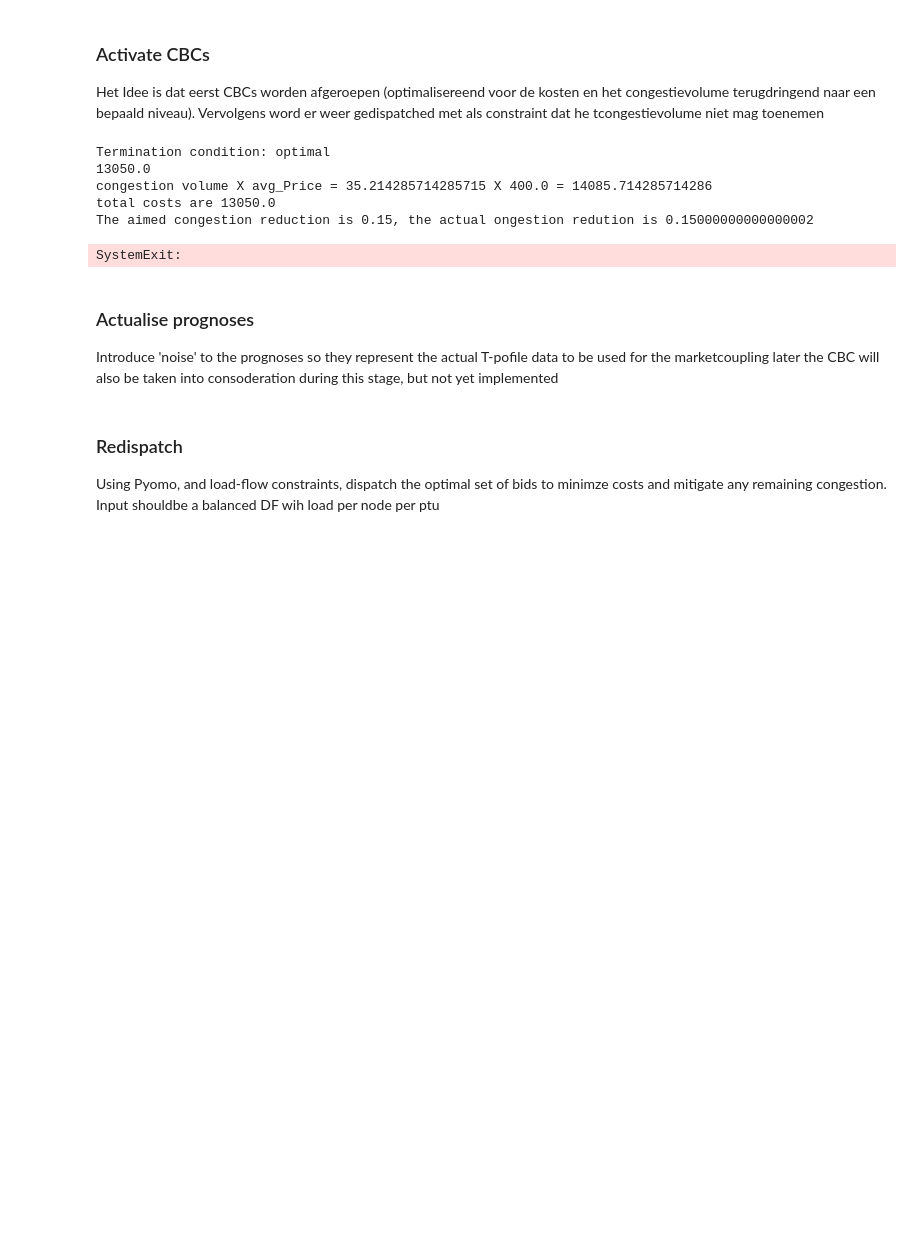
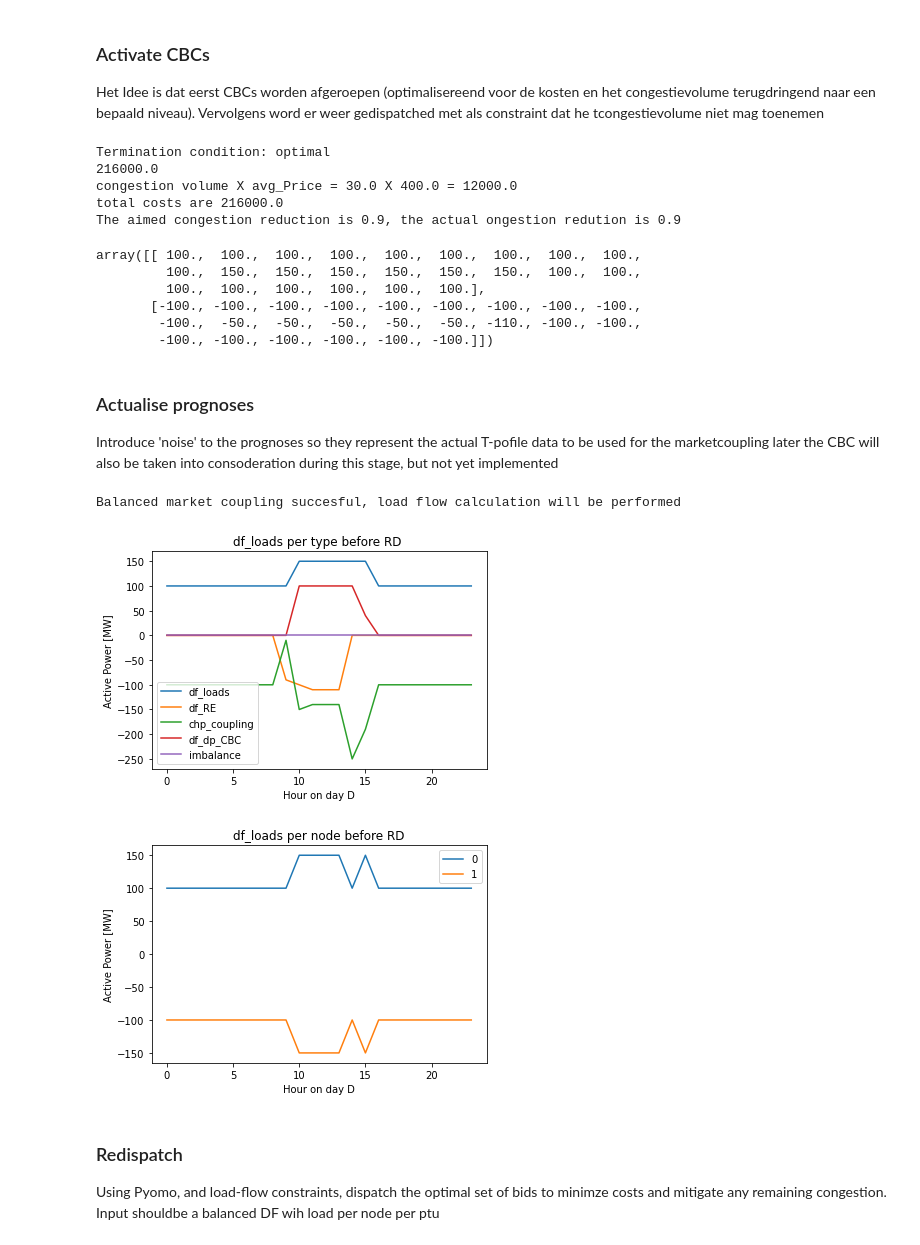
Before and after one commit to JoepVanSchelven/CBC_RD_thesis, a Jupyter notebook: main_notebook.ipynb, the cells around one changed output. Saved outputs shown, nothing was run; the diff lists cells and outputs as text; code cells hidden in the pictures; blank space fills up the shorter version.

```diff
--- a/main_notebook.ipynb
+++ b/main_notebook.ipynb
@@ -270,7 +270,6 @@ model = optimal_CBC(load_per_node_D2, df_CBC_orderbook,sum(df_congestion.sum()),
 
 # Get results from the model
 p_CBC = {(b, t): pyo.value(model.dp[b, t]) for b in model.bus_set for t in model.time_set}
-#f_results = {(l, t): pyo.value(model.f[l, t]) for l in model.line_set for t in model.time_set}
 congestion_hypotheses_CBC = {(l, t): pyo.value(model.congestion[l, t]) for l in model.line_set for t in model.time_set}
 
 total_congestion_results = pyo.value(model.total_congestion)
@@ -278,52 +277,59 @@ total_costs_results = pyo.value(model.total_costs)
 
 
 # Create a DataFrame from the dictionary
-result_df_dp = pd.DataFrame.from_dict(p_CBC, orient='index', columns=['value'])
+df_dp_CBC = pd.DataFrame.from_dict(p_CBC, orient='index', columns=['value'])
 # Reset the index and expand the tuple keys into separate columns
-result_df_dp.index = pd.MultiIndex.from_tuples(result_df_dp.index, names=["node", "hour"])
-result_df_dp = result_df_dp.unstack(level="hour")
+df_dp_CBC.index = pd.MultiIndex.from_tuples(df_dp_CBC.index, names=["node", "hour"])
+df_dp_CBC = df_dp_CBC.unstack(level="hour")
 
 # Clean up the column names
-result_df_dp.columns = result_df_dp.columns.droplevel(0)
+df_dp_CBC.columns = df_dp_CBC.columns.droplevel(0)
+df_dp_CBC = df_dp_CBC.reset_index()
 
 
 # Transform the dictionary into a DataFrame
 df_congestion_hypotheses_CBC = pd.DataFrame.from_dict(congestion_hypotheses_CBC, orient="index", columns=["congestion"])
-
-
 # Reset the index and expand the tuple keys into separate columns
 df_congestion_hypotheses_CBC.index = pd.MultiIndex.from_tuples(df_congestion_hypotheses_CBC.index, names=["node", "hour"])
 df_congestion_hypotheses_CBC = df_congestion_hypotheses_CBC.unstack(level="hour")
-
 # Clean up the column names
 df_congestion_hypotheses_CBC.columns = df_congestion_hypotheses_CBC.columns.droplevel(0)
+
 
 tot_congestion_hypotheses_CBC = sum(df_congestion_hypotheses_CBC.sum())
 ratio_hypothesis = tot_congestion_hypotheses_CBC/congestion_D2
 print(f'The aimed congestion reduction is {ratio}, the actual ongestion redution is {1-ratio_hypothesis}')
 
-sys.exit()
+#add CBC result to load array
+add_to_array(df_dp_CBC, load_per_node_D2)
 # %% [output]
 Termination condition: optimal
-13050.0
-congestion volume X avg_Price = 35.214285714285715 X 400.0 = 14085.714285714286
-total costs are 13050.0
-The aimed congestion reduction is 0.15, the actual ongestion redution is 0.15000000000000002
+216000.0
+congestion volume X avg_Price = 30.0 X 400.0 = 12000.0
+total costs are 216000.0
+The aimed congestion reduction is 0.9, the actual ongestion redution is 0.9
-SystemExit:
+array([[ 100.,  100.,  100.,  100.,  100.,  100.,  100.,  100.,  100.,
+         100.,  150.,  150.,  150.,  150.,  150.,  150.,  100.,  100.,
+         100.,  100.,  100.,  100.,  100.,  100.],
+       [-100., -100., -100., -100., -100., -100., -100., -100., -100.,
+        -100.,  -50.,  -50.,  -50.,  -50.,  -50., -110., -100., -100.,
+        -100., -100., -100., -100., -100., -100.]])
 # %% [markdown]
 ### Actualise prognoses
 Introduce 'noise' to the prognoses so they represent the actual T-pofile data to be used for the marketcoupling later the CBC will also be taken into consoderation during this stage, but not yet implemented
 # %%
+
 def add_normal_noise(df_D2 : pd.DataFrame, std : int) -> pd.DataFrame: #function to add normal noise to with provided STD DF with specific shape (mean=0) Only adds noise to non-zero values
     df_output = df_D2.copy()
     for load in range(len(df_D2)):
         noise = np.random.normal(0, std, (df_D2.columns != 'node').sum())
+        noise = np.trunc(noise * 10**2) / 10**2
         df_output.iloc[load,1:] += (df_output.iloc[load, 1:] != 0) * noise
     return df_output
 
 # add noise to the D-2 to make 'actual' data. use these to make new load per node, and new CHP dispatch (marketcoupling). Results in a new load per node and new congestion
-df_loads = add_normal_noise(df_loads_D2, 10)
-df_RE    = add_normal_noise(df_RE_D2, 10)
+df_loads = add_normal_noise(df_loads_D2, 0)
+df_RE    = add_normal_noise(df_RE_D2, 0)
 
 load_per_node = np.zeros((n_buses,ptus))
 load_per_node = add_to_array(df_RE, load_per_node)
@@ -331,7 +337,6 @@ load_per_node = add_to_array(df_loads, load_per_node)
 load_per_node = add_to_array(df_dp_CBC, load_per_node)
 
 
-
 chp_coupling = CHP_dispatch_calc(df_chp_max, load_per_node)
 #find total load per node per CHP
 
@@ -339,26 +344,47 @@ load_per_node = add_to_array(chp_coupling, load_per_node)
 # %%
 #%% Vsualization of generation per type and per node before RD
 
 #make a dict with all the load per generation type
-load_per_type = {'df_loads': ptus * [0], 'df_RE': ptus * [0], 'chp_coupling': ptus * [0]}
+load_per_type = {'df_loads': ptus * [0], 'df_RE': ptus * [0], 'chp_coupling': ptus * [0], 'df_dp_CBC': ptus * [0]}
 for key in load_per_type.keys():
     load_per_type[key] = globals()[key].iloc[:,1:].sum()
 
 load_per_type = pd.DataFrame(load_per_type)
 load_per_type['imbalance'] = load_per_type.sum(axis=1)
 
 
 fig, ax = plt.subplots()
 load_per_type.plot(ax=ax)
 ax.set_xlabel("Hour on day D")
 ax.set_ylabel("Active Power [MW]")
 ax.set_title("df_loads per type before RD ")
 
 fig, ax = plt.subplots()
 pd.DataFrame(load_per_node).T.plot(ax=ax)
 ax.set_xlabel("Hour on day D")
 ax.set_ylabel("Active Power [MW]")
 ax.set_title("df_loads per node before RD")
+
+# Truncate load_per_node after the th decimal
+scaling_factor = 10**6
+load_per_node = np.trunc(load_per_node * scaling_factor) / scaling_factor
+# check if the system is balanced, exit the script if not the case
+if load_per_node.sum() != 0:
+    fig, ax = plt.subplots()
+    pd. DataFrame(load_per_node_D2.sum(axis = 0)).plot(ax=ax)
+    ax.set_xlabel("Hour on day D")
+    ax.set_ylabel("Unbalance [MW]")
+    ax.set_title("Unbalance per hour ")
+    if load_per_node.sum() > 0:
+        sys.exit(f' The system is inherently unbalanced because too little generation after CBC activation {load_per_node.sum()} MWh additional generation is required is required.')
+    elif load_per_node.sum() < 0:
+        sys.exit(f' The system is inherently unbalanced because to much RE after CBC activation. {load_per_node.sum()} MWh "curtailement" is required.')
+else:
+    print('Balanced market coupling succesful, load flow calculation will be performed')
+# %% [output]
+Balanced market coupling succesful, load flow calculation will be performed
+[figure, added]
+[figure, added]
 # %% [markdown]
 ### Redispatch
 Using Pyomo, and load-flow constraints, dispatch the optimal set of bids to minimze costs and mitigate any remaining congestion.
```
Also changed, not shown: parts of 4 cells of this notebook, 5 other files.
